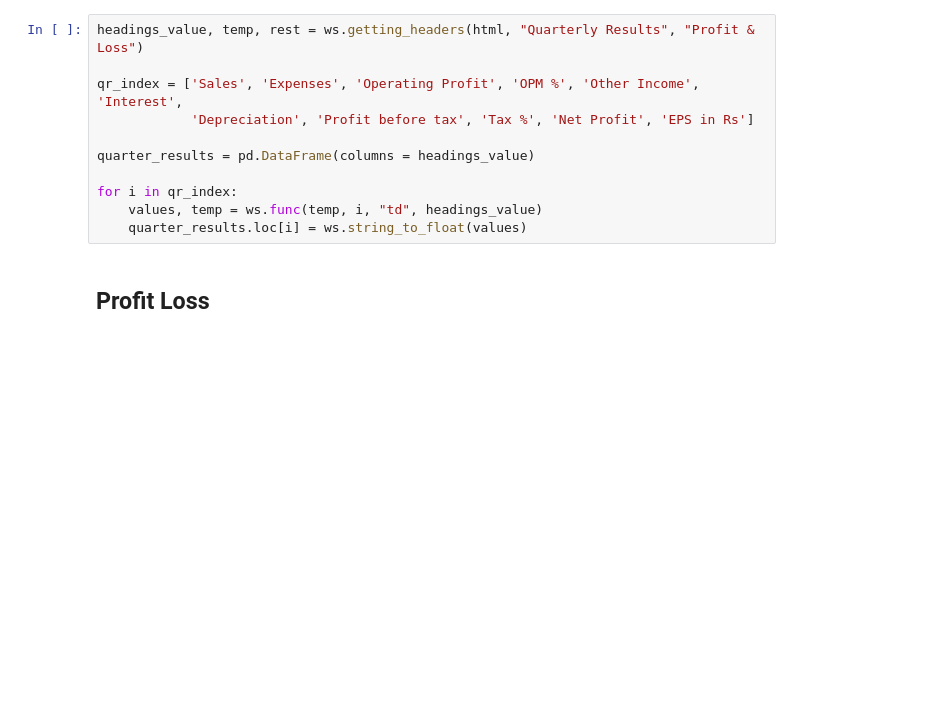
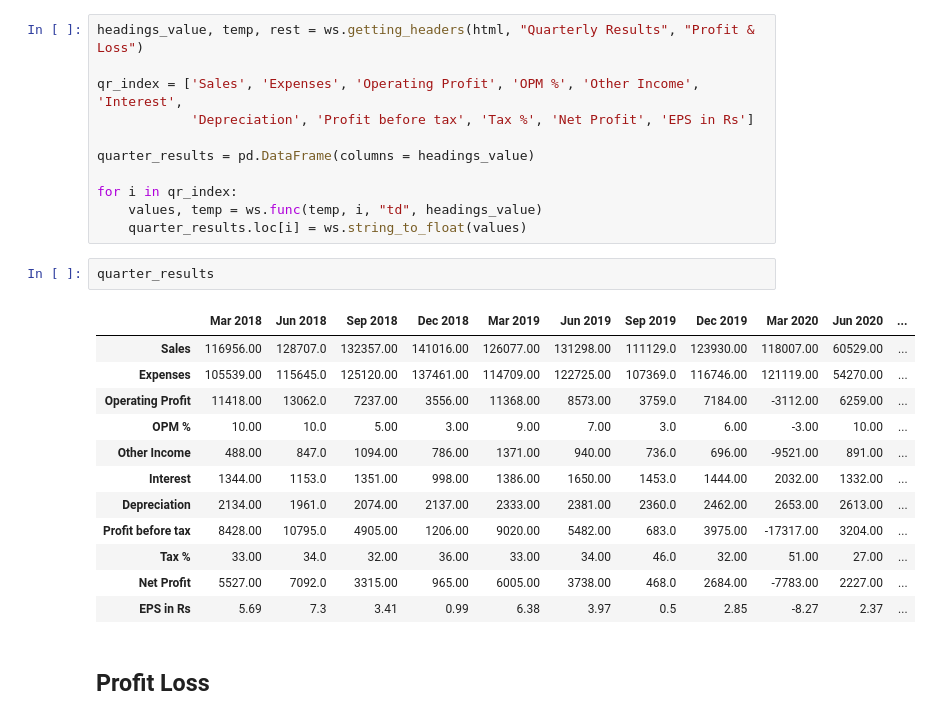
Before and after one commit to ml-nest/Modelling-stock-price-using-FR, a Jupyter notebook: notebook.ipynb, the cells around one changed output. Cells and saved outputs as stored; diff of their text form; blank space fills up the shorter version.

Commit message:
added all the tables

```diff
--- a/notebook.ipynb
+++ b/notebook.ipynb
@@ -25,6 +25,21 @@ quarter_results = pd.DataFrame(columns = headings_value)
 for i in qr_index:
     values, temp = ws.func(temp, i, "td", headings_value)
     quarter_results.loc[i] = ws.string_to_float(values)
+# %%
+quarter_results
+# %% [output]
+|  | Mar 2018 | Jun 2018 | Sep 2018 | Dec 2018 | Mar 2019 | Jun 2019 | Sep 2019 | Dec 2019 | Mar 2020 | Jun 2020 | ... |
+| Sales | 116956.00 | 128707.0 | 132357.00 | 141016.00 | 126077.00 | 131298.00 | 111129.0 | 123930.00 | 118007.00 | 60529.00 | ... |
+| Expenses | 105539.00 | 115645.0 | 125120.00 | 137461.00 | 114709.00 | 122725.00 | 107369.0 | 116746.00 | 121119.00 | 54270.00 | ... |
+| Operating Profit | 11418.00 | 13062.0 | 7237.00 | 3556.00 | 11368.00 | 8573.00 | 3759.0 | 7184.00 | -3112.00 | 6259.00 | ... |
+| OPM % | 10.00 | 10.0 | 5.00 | 3.00 | 9.00 | 7.00 | 3.0 | 6.00 | -3.00 | 10.00 | ... |
+| Other Income | 488.00 | 847.0 | 1094.00 | 786.00 | 1371.00 | 940.00 | 736.0 | 696.00 | -9521.00 | 891.00 | ... |
+| Interest | 1344.00 | 1153.0 | 1351.00 | 998.00 | 1386.00 | 1650.00 | 1453.0 | 1444.00 | 2032.00 | 1332.00 | ... |
+| Depreciation | 2134.00 | 1961.0 | 2074.00 | 2137.00 | 2333.00 | 2381.00 | 2360.0 | 2462.00 | 2653.00 | 2613.00 | ... |
+| Profit before tax | 8428.00 | 10795.0 | 4905.00 | 1206.00 | 9020.00 | 5482.00 | 683.0 | 3975.00 | -17317.00 | 3204.00 | ... |
+| Tax % | 33.00 | 34.0 | 32.00 | 36.00 | 33.00 | 34.00 | 46.0 | 32.00 | 51.00 | 27.00 | ... |
+| Net Profit | 5527.00 | 7092.0 | 3315.00 | 965.00 | 6005.00 | 3738.00 | 468.0 | 2684.00 | -7783.00 | 2227.00 | ... |
+| EPS in Rs | 5.69 | 7.3 | 3.41 | 0.99 | 6.38 | 3.97 | 0.5 | 2.85 | -8.27 | 2.37 | ... |
 # %% [markdown]
 ## Profit Loss
 # %%
```
Also changed, not shown: parts of 14 cells of this notebook, 1 other file.
